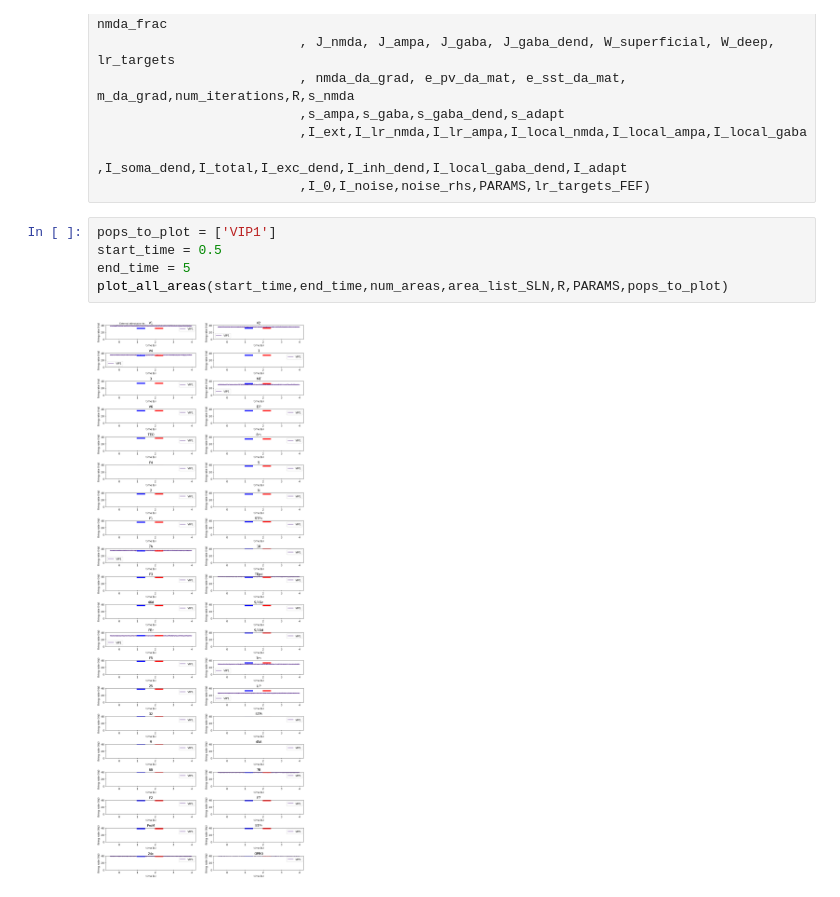
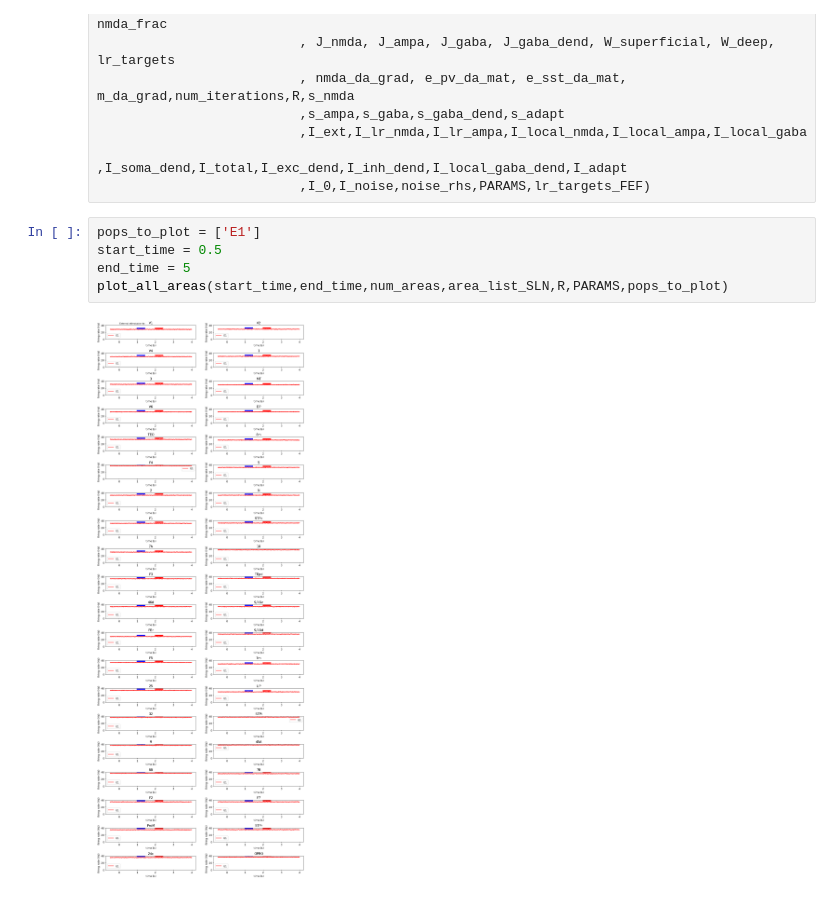
Before and after one commit to GKDavidson1/dopamine-dist-wm, a Jupyter notebook: adjustment attempt.ipynb, the cells around one changed output. Saved outputs shown, nothing was run; the diff lists cells and outputs as text.

```diff
--- a/adjustment attempt.ipynb
+++ b/adjustment attempt.ipynb
@@ -650,9 +650,9 @@ R = large_scale_da_model(pops, num_pops, num_e_pops, num_areas, e_grad, g_adapt,
                           ,I_soma_dend,I_total,I_exc_dend,I_inh_dend,I_local_gaba_dend,I_adapt
                           ,I_0,I_noise,noise_rhs,PARAMS,lr_targets_FEF)
 # %%
-pops_to_plot = ['VIP1']
+pops_to_plot = ['E1']
 start_time = 0.5
 end_time = 5
 plot_all_areas(start_time,end_time,num_areas,area_list_SLN,R,PARAMS,pops_to_plot)
 # %% [output]
-[figure, old version]
+[figure, new version]
```
Also changed, not shown: parts of 1 cell of this notebook.
